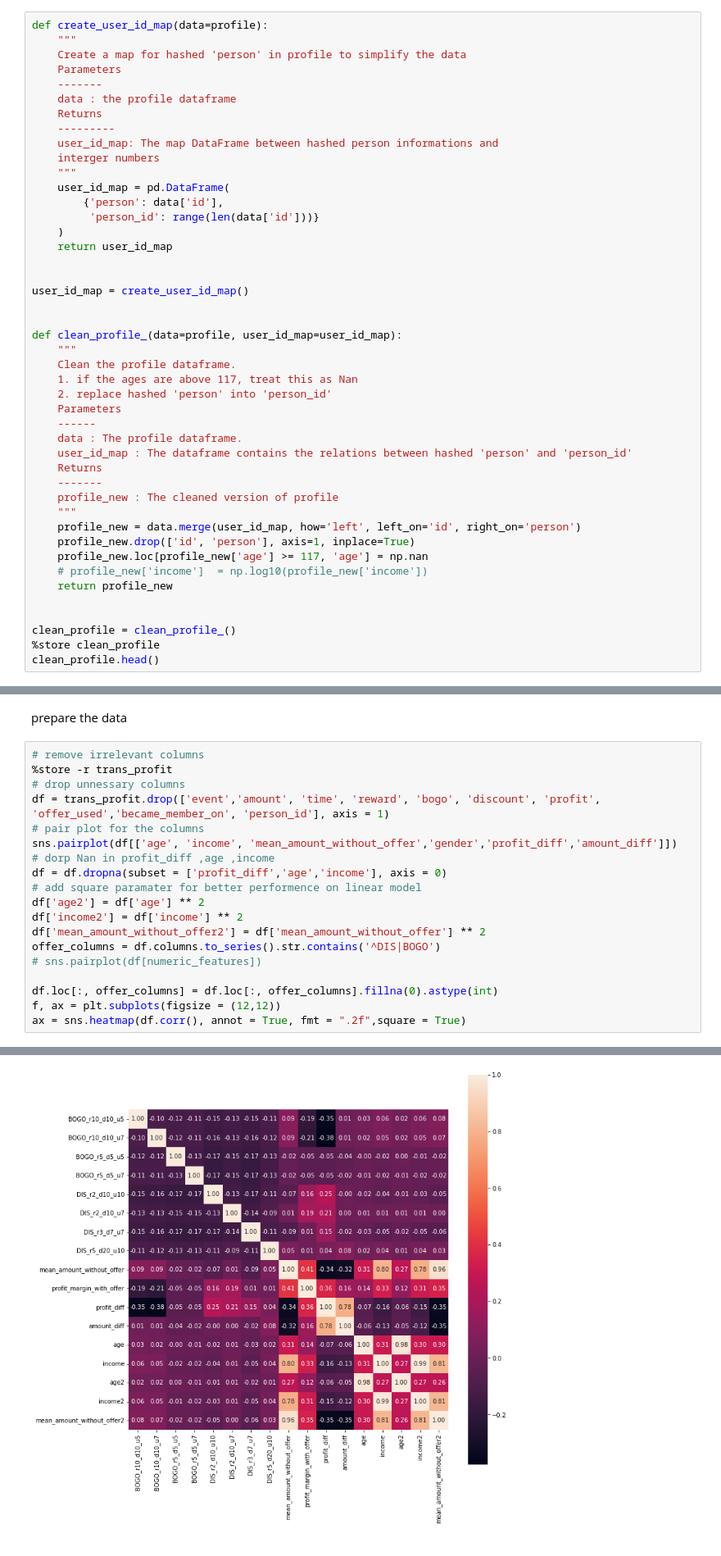
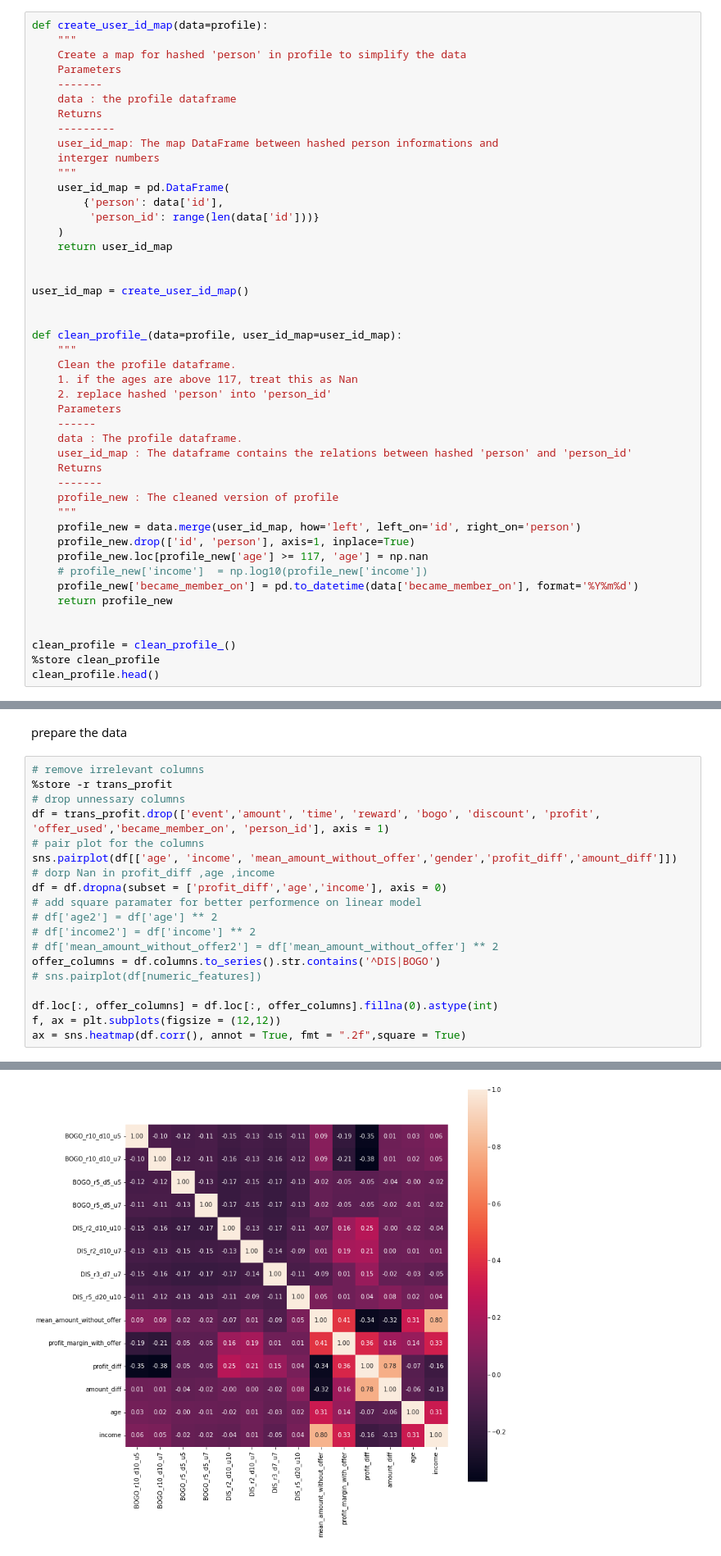
Before and after one commit to venson/starbucks, a Jupyter notebook: Starbucks_Capstone_notebook.ipynb, the cells around one changed output, grey strips where cells are left out. Shown at 82% size. Cells and saved outputs as stored; diff of their text form.

```diff
--- a/Starbucks_Capstone_notebook.ipynb
+++ b/Starbucks_Capstone_notebook.ipynb
@@ -193,6 +240,7 @@ def clean_profile_(data=profile, user_id_map=user_id_map):
     profile_new.drop(['id', 'person'], axis=1, inplace=True)
     profile_new.loc[profile_new['age'] >= 117, 'age'] = np.nan
     # profile_new['income']  = np.log10(profile_new['income'])
+    profile_new['became_member_on'] = pd.to_datetime(data['became_member_on'], format='%Y%m%d')
     return profile_new
 
 
@@ -672,9 +745,9 @@ sns.pairplot(df[['age', 'income', 'mean_amount_without_offer','gender','profit_d
 # dorp Nan in profit_diff ,age ,income
 df = df.dropna(subset = ['profit_diff','age','income'], axis = 0)
 # add square paramater for better performence on linear model
-df['age2'] = df['age'] ** 2
-df['income2'] = df['income'] ** 2
-df['mean_amount_without_offer2'] = df['mean_amount_without_offer'] ** 2
+# df['age2'] = df['age'] ** 2
+# df['income2'] = df['income'] ** 2
+# df['mean_amount_without_offer2'] = df['mean_amount_without_offer'] ** 2
 offer_columns = df.columns.to_series().str.contains('^DIS|BOGO')
 # sns.pairplot(df[numeric_features])
 
@@ -686,4 +759,4 @@ ax = sns.heatmap(df.corr(), annot = True, fmt = ".2f",square = True)
-[figure, old version]
+[figure, new version]
 # %% [markdown]
 ## 1. Cleaning
 # %% [markdown]
```
Also changed, not shown: parts of 32 cells of this notebook.
